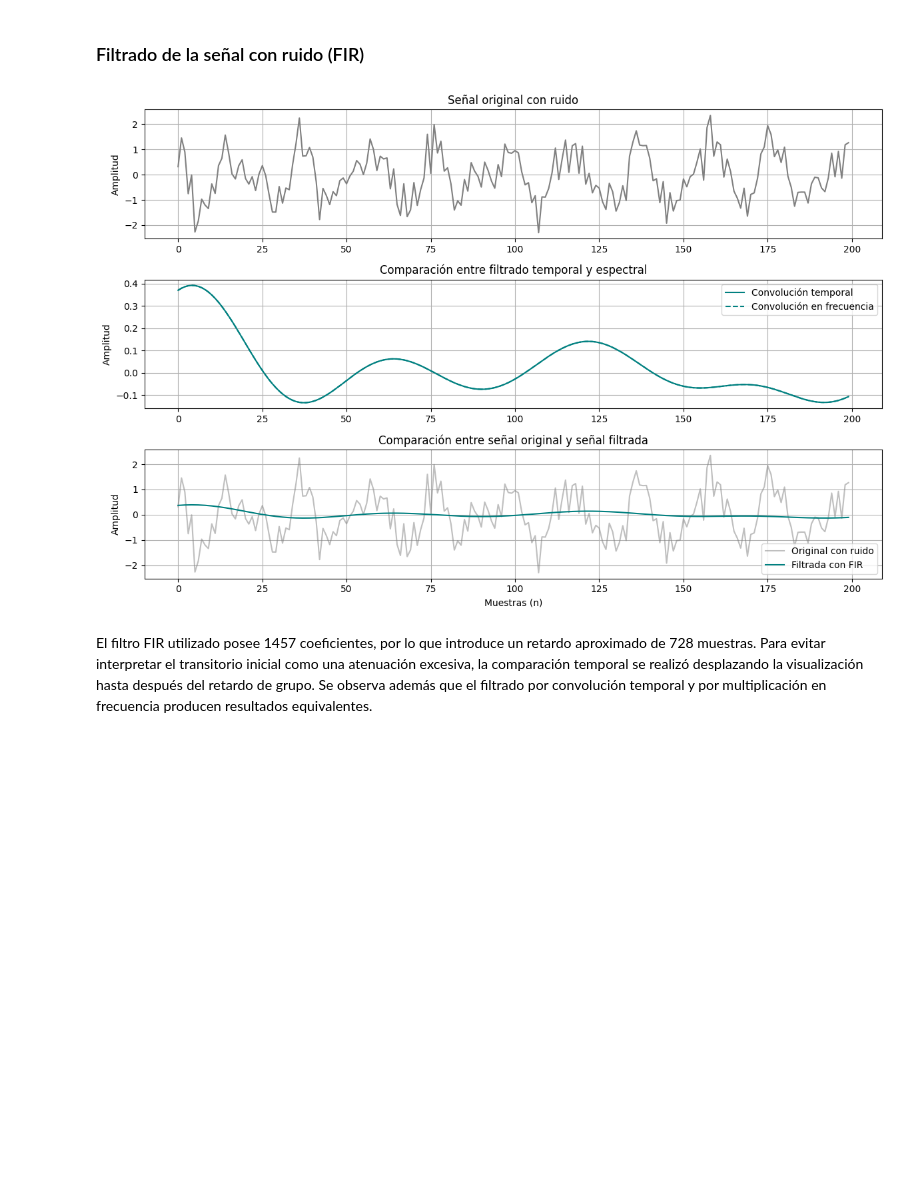
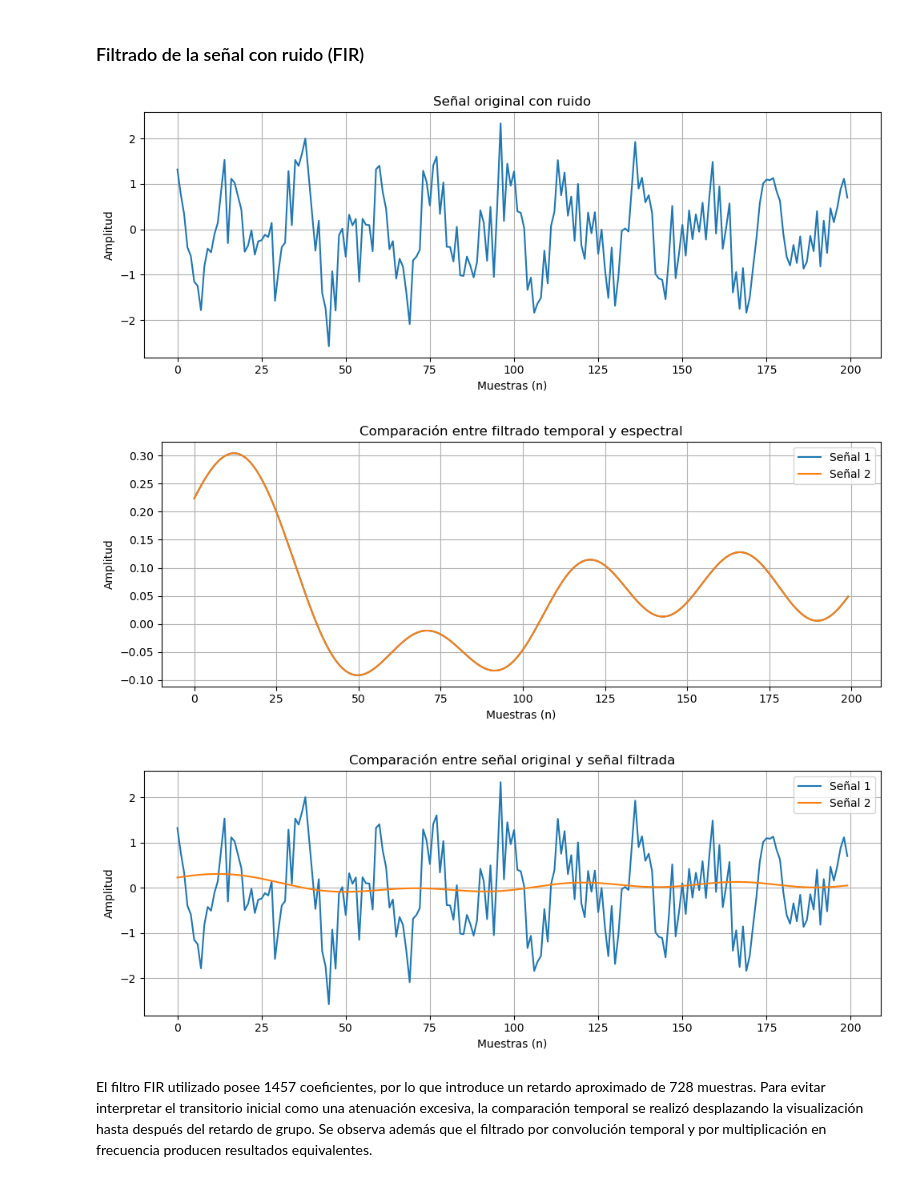
Before and after one commit to notfigure8/TP-DSP-Grupo-5, a Jupyter notebook: notebook_grupo_5.ipynb, the cells around one changed output. Drawn from its saved outputs; the diff is of its cells as text; code cells hidden in the pictures; blank space fills up the shorter version.

```diff
--- a/notebook_grupo_5.ipynb
+++ b/notebook_grupo_5.ipynb
@@ -57,7 +57,7 @@ respectivamente).
 # %% [markdown]
 Aquí se añade ruido a la señal generada:
 # %%
-tonos_con_ruido = agregar_ruido_blanco(senal, amplitud=0.5)
+tonos_con_ruido, ruido = agregar_ruido_blanco(senal, amplitud=0.5)
 
 graficar_senales([senal, tonos_con_ruido], fs=fs, titulo="Señal original vs con ruido", xlim=(0, 0.2))
 
@@ -304,82 +306,52 @@ plt.show()
 # %%
 # Aplicamos el filtro FIR a la señal con ruido
 # Comparación entre convolución temporal y filtrado en frecuencia
 
 fir = cargar_filtro_fir("fir_hamming_1000Hz.npy")
 
 # Filtrado
 y_fir_tiempo = filtrar_convolucion(tonos_con_ruido, fir)
 y_fir_freq   = filtrar_frecuencia(tonos_con_ruido, fir)
 
 # Calculamos retardo aproximado del FIR
 delay = (len(fir) - 1) // 2
 
 # Recortamos para visualizar después del transitorio
 inicio = delay
 fin = delay + 200
 
-# Graficamos
-fig, axes = plt.subplots(3, 1, figsize=(12, 8))
-
-# Señal original
-axes[0].plot(
+# 1) Señal original
+graficar_senales(
     tonos_con_ruido[inicio:fin],
-    color="gray"
+    titulo="Señal original con ruido",
+    xlabel="Muestras (n)"
 )
 
-axes[0].set_title("Señal original con ruido")
-axes[0].set_ylabel("Amplitud")
-axes[0].grid(True)
 
-# Comparación de implementaciones
-axes[1].plot(
-    y_fir_tiempo[inicio:fin],
-    label="Convolución temporal",
-    color="teal"
+# 2) Comparación implementaciones
+graficar_senales(
+    [
+        y_fir_tiempo[inicio:fin],
+        y_fir_freq[inicio:fin]
+    ],
+    titulo="Comparación entre filtrado temporal y espectral",
+    xlabel="Muestras (n)"
 )
 
-axes[1].plot(
-    y_fir_freq[inicio:fin],
-    "--",
-    label="Convolución en frecuencia",
-    color="teal"
+
+# 3) Original vs filtrada
+graficar_senales(
+    [
+        tonos_con_ruido[inicio:fin],
+        y_fir_tiempo[inicio:fin]
+    ],
+    titulo="Comparación entre señal original y señal filtrada",
+    xlabel="Muestras (n)"
 )
-
-axes[1].set_title(
-    "Comparación entre filtrado temporal y espectral"
-)
-
-axes[1].set_ylabel("Amplitud")
-axes[1].legend()
-axes[1].grid(True)
-
-# Señal original vs filtrada
-axes[2].plot(
-    tonos_con_ruido[inicio:fin],
-    label="Original con ruido",
-    color="gray",
-    alpha=0.5
-)
-
-axes[2].plot(
-    y_fir_tiempo[inicio:fin],
-    label="Filtrada con FIR",
-    color="teal"
-)
-
-axes[2].set_title(
-    "Comparación entre señal original y señal filtrada"
-)
-
-axes[2].set_xlabel("Muestras (n)")
-axes[2].set_ylabel("Amplitud")
-axes[2].legend()
-axes[2].grid(True)
-
-plt.tight_layout()
-plt.show()
 # %% [output]
-[figure, old version]
+[figure, new version]
+[figure, added]
+[figure, added]
 # %% [markdown]
 El filtro FIR utilizado posee 1457 coeficientes, por lo que introduce un retardo aproximado de 728 muestras. Para evitar interpretar el transitorio inicial como una atenuación excesiva, la comparación temporal se realizó desplazando la visualización hasta después del retardo de grupo. Se observa además que el filtrado por convolución temporal y por multiplicación en frecuencia producen resultados equivalentes.
 # %% [markdown]
```
Also changed, not shown: parts of 12 cells of this notebook, 13 other files.
